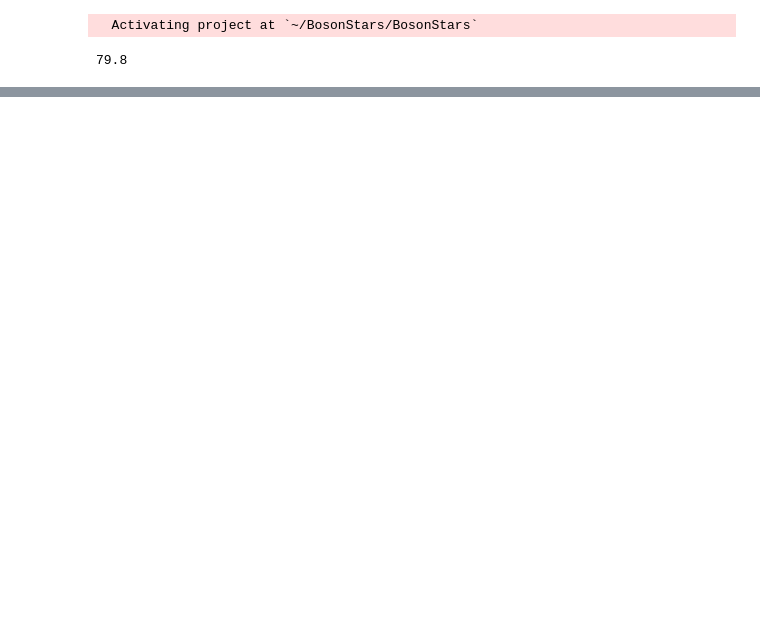
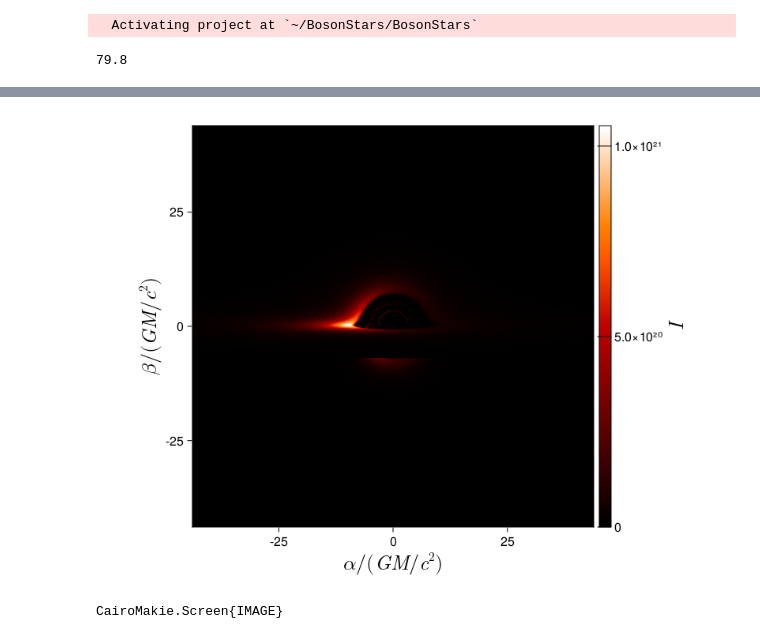
Before and after one commit to joaquinpelle/BosonStars, a Jupyter notebook: bosonstar.ipynb, the cells around one changed output, grey strips where cells are left out. Cells and saved outputs as stored; diff of their text form; code cells hidden in the pictures; blank space fills up the shorter version.

```diff
--- a/bosonstar.ipynb
+++ b/bosonstar.ipynb
@@ -77,0 +34,25 @@ end
+# %%
+a = eval(Symbol("a_$(modelname)"))
+b = eval(Symbol("b_$(modelname)"))
+rin = eval(Symbol("rin_$(modelname)"))
+rout = eval(Symbol("rout_$(modelname)"))
+tempfilename = "tables/Temp$(modelname).dat"
+
+spacetime = BosonStarSpacetime(a=a,b=b)
+
+ξ = parse(Int, ξstr)
+Nres = parse(Int, Nstr)
+
+camera = ImagePlane(distance = 500.0,
+                        observer_inclination_in_degrees = ξ,
+                        horizontal_side = rout*1.1,
+                        vertical_side = rout*1.1,
+                        horizontal_number_of_pixels = Nres,
+                        vertical_number_of_pixels = Nres)
+
+model = AccretionDiskWithTabulatedTemperature(inner_radius=rin, outer_radius=rout, filename=tempfilename)
+
+configurations = VacuumOTEConfigurations(spacetime=spacetime,
+                                        camera = camera,
+                                        radiative_model = model,
+                                        unit_mass_in_solar_masses=1.0)
@@ -77,0 +65,16 @@ end
+# %%
+bolometric_intensities, q = observed_bolometric_intensities(initial_data, output_data, configurations)
+xs,ys = axes_ranges(camera)
+zs = grid_view(bolometric_intensities, configurations)
+
+# joint_limits = (1e4,2e5)
+fig = Figure()
+ax = Axis(fig[1,1], xlabel=L"\alpha/(GM/c^2)", ylabel=L"\beta/(GM/c^2)", ylabelsize = 26, xlabelsize = 26)
+hmap = heatmap!(xs, ys, zs; colormap=:gist_heat, interpolate=true)#, colorrange=joint_limits)
+Colorbar(fig[:, end+1], hmap, label=L"I", labelsize=26, width = 15, ticksize = 18, tickalign = 1)
+colsize!(fig.layout, 1, Aspect(1, 1.0))
+colgap!(fig.layout, 7)
+display(fig)
+# %% [output]
+[figure, added]
+CairoMakie.Screen{IMAGE}
```
Also changed, not shown: parts of 5 cells of this notebook, 6 other files.
